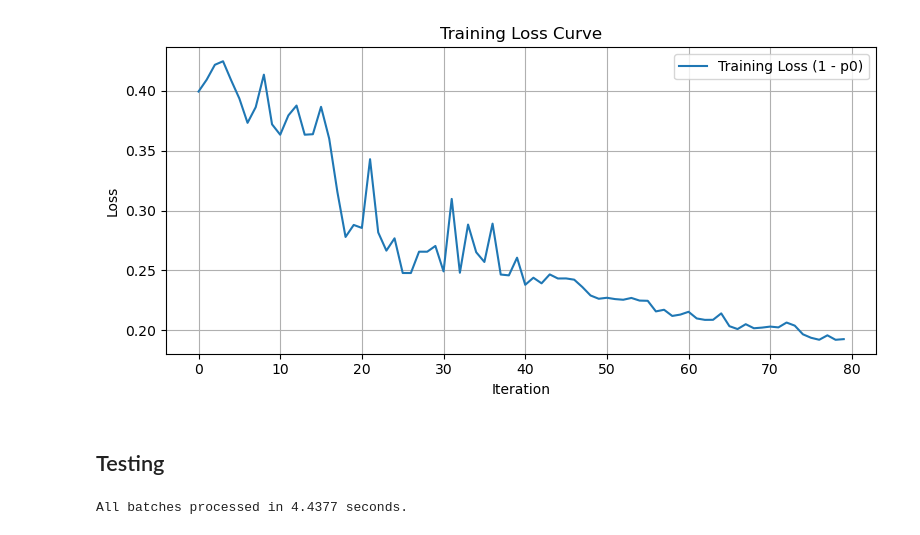
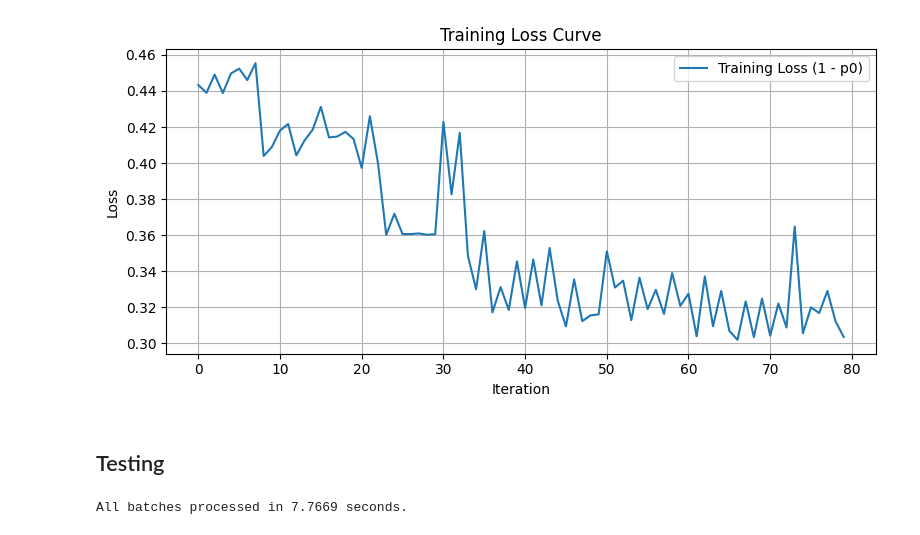
Before and after one commit to RohanSenthil/QAE_BETH_Anomaly, a Jupyter notebook: qae.ipynb, the cells around one changed output. Drawn from its saved outputs; the diff is of its cells as text; code cells hidden in the pictures.

```diff
--- a/qae.ipynb
+++ b/qae.ipynb
@@ -99,11 +95,11 @@ class AnomalyDetector(tf.keras.Model):
         return cls(**config)
 # %%
 autoencoder = tf.keras.models.load_model(
-    "Models/16f_cae_model.keras",
+    "8f_cae_model.keras",
     custom_objects={"AnomalyDetector": AnomalyDetector}
 )
 # %%
-transformed_training_data = pd.read_csv('Dataset/Transformed/Normalised/labelled_transformed_training_data.csv')
+transformed_training_data = pd.read_csv('labelled_transformed_training_data.csv')
 
 # 1. Extract labels (column 6)
 training_labels = transformed_training_data.iloc[:, 6].astype(bool)  # Anomalies: True
@@ -202,8 +198,7 @@ def build_encoded_circuits(data, encoding_fn):
     return circuits
 
 def ansatz(num_qubits):
-    return real_amplitudes(num_qubits, reps=3)
-    # efficient_su2(num_qubits=3, reps=5, insert_barriers=True, entanglement='linear', parameter_prefix='a')
+    return real_amplitudes(num_qubits, reps=3, entanglement="linear")
 
 def auto_encoder_circuit(num_latent, num_trash):
     qr = QuantumRegister(num_latent + 2 * num_trash + 1, "q")
@@ -224,8 +219,8 @@ def auto_encoder_circuit(num_latent, num_trash):
 from qiskit_aer.primitives import Sampler
 
 # Constants
-num_latent = 2
-num_trash = 2
+num_latent = 5
+num_trash = 3
 total_qubits = num_latent + 2 * num_trash + 1  # encoding + reference + auxiliary
 
 # Step 1: Build the parameterized autoencoder circuit (no encoding here)
@@ -241,9 +236,9 @@ qc_full = dummy_encoding.compose(ae)
 # sampler = Sampler(backend_options={"device": "GPU", "method": "statevector"},
 #                  run_options={"shots": 1024})
 
-# sampler = Sampler(backend_options={"device": "GPU", "method": "statevector"})
+sampler = Sampler(backend_options={"device": "GPU", "method": "statevector"})
 
-sampler = Sampler()
+# sampler = Sampler()
 
 qnn = SamplerQNN(
     circuit=qc_full,
@@ -321,22 +316,22 @@ def cost_function(params, data_subset, qnn, encoding_fn):
 # %%
 # Use small subset for training speed
 subset_size = 1000
 subset_indices = np.random.choice(len(scaled_normal_training_data), size=subset_size, replace=False)
 training_subset = scaled_normal_training_data[subset_indices]
 
 # Initialize params for AE circuit
 num_params = len(auto_encoder_circuit(num_latent, num_trash).parameters)
 initial_params = np.random.rand(num_params)
 
 # Optimize
 optimizer = COBYLA(maxiter=80)
 result = optimizer.minimize(
-    fun=lambda p: cost_function(p, training_subset, qnn, efficient_su2_encoding),
+    fun=lambda p: cost_function(p, training_subset, qnn, angle_encoding),
     x0=initial_params
 )
 trained_params = result.x
 # %% [output]
-[figure, old version]
+[figure, new version]
 # %%
 from qiskit.qpy import dump
 import os
@@ -436,13 +431,13 @@ train_scores, train_time = compute_anomaly_scores(
     qnn,
     training_subset,
     trained_params,
-    encoding_fn=efficient_su2_encoding,
+    encoding_fn=angle_encoding,
     batch_size=64
 )
 
 threshold = 0.5 * (np.min(train_scores) + np.max(train_scores))
 # %% [output]
-All batches processed in 4.4377 seconds.
+All batches processed in 7.7669 seconds.
 # %%
 y_pred = (train_scores < threshold).astype(int)
 
```
Also changed, not shown: parts of 8 cells of this notebook, 9 other files.
